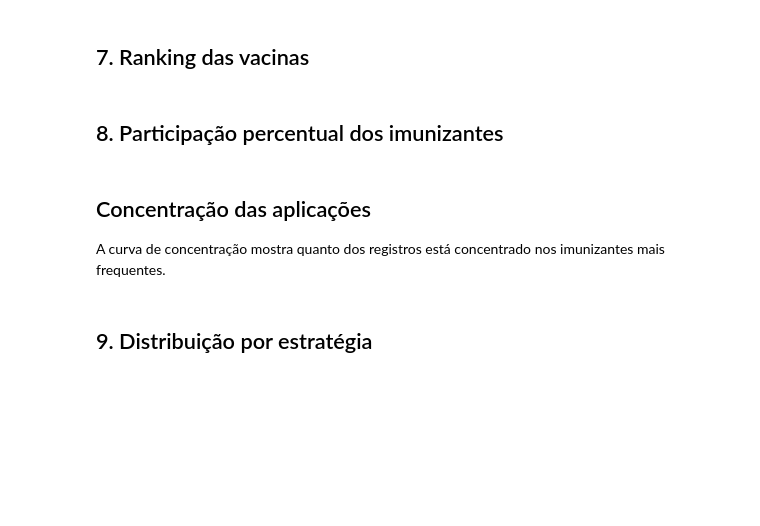
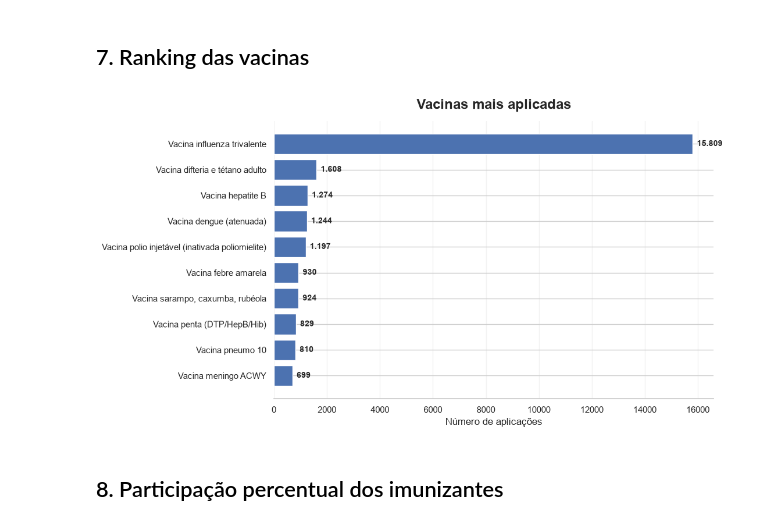
Before and after one commit to ManuelEtiene/PyAnalytics_revision, a Jupyter notebook: notebooks/Sprint_3_vacinas_em_destaque/Sprint_3_vacinas_em_destaque.ipynb, the cells around one changed output. Drawn from its saved outputs; the diff is of its cells as text; code cells hidden in the pictures; blank space fills up the shorter version.

```diff
--- a/notebooks/Sprint_3_vacinas_em_destaque/Sprint_3_vacinas_em_destaque.ipynb
+++ b/notebooks/Sprint_3_vacinas_em_destaque/Sprint_3_vacinas_em_destaque.ipynb
@@ -39,9 +147,19 @@ print("\nRegistros duplicados:", df.duplicated().sum())
 ## 5. Tratamento da data
 # %%
 df["data_da_aplicacao"] = pd.to_datetime(
-    df["data_da_aplicacao"], dayfirst=True, errors="coerce"
+    df["data_da_aplicacao"],
+    dayfirst=True,
+    errors="coerce"
 )
+
 df["ano"] = df["data_da_aplicacao"].dt.year
-df["mes"] = df["data_da_aplicacao"].dt.to_period("M").astype(str)
+df["mes"] = df["data_da_aplicacao"].dt.to_period("M").astype("string")
 
-print("Período:", df["data_da_aplicacao"].min(), "até", df["data_da_aplicacao"].max())
+print("Período inicial:", df["data_da_aplicacao"].min())
+print("Período final:", df["data_da_aplicacao"].max())
+print("Datas inválidas:", int(df["data_da_aplicacao"].isna().sum()))
+
+display(
+    df[["data_da_aplicacao", "ano", "mes"]]
+    .head()
+)
@@ -52,10 +178,11 @@ Quais vacinas aparecem com maior frequência na base?
 # %%
 vacinas = (
     df["nome_da_vacina"]
-    .value_counts()
+    .value_counts(dropna=False)
     .rename_axis("Vacina")
     .reset_index(name="Aplicações")
 )
 
 vacinas["Percentual (%)"] = vacinas["Aplicações"] / len(df) * 100
-display(vacinas.head(10))
+
+display(vacinas.head(15))
@@ -64,34 +208,32 @@ display(vacinas.head(10))
 # %%
 top_vacinas = vacinas.head(10).sort_values("Aplicações")
 
 fig, ax = plt.subplots(figsize=(11, 6))
 bars = ax.barh(
-    top_vacinas["Vacina"],
-    top_vacinas["Aplicações"],
-    color="#4472C4"
+    top_vacinas["Vacina"].astype(str),
+    top_vacinas["Aplicações"]
 )
 
 ax.set_title("Vacinas mais aplicadas", fontsize=17, fontweight="bold", pad=15)
 ax.set_xlabel("Número de aplicações")
 ax.set_ylabel("")
 
 for bar, valor in zip(bars, top_vacinas["Aplicações"]):
     ax.text(
         bar.get_width() + top_vacinas["Aplicações"].max() * 0.01,
         bar.get_y() + bar.get_height() / 2,
         f"{valor:,}".replace(",", "."),
         va="center",
         fontsize=10,
         fontweight="bold"
     )
 
 ax.spines[["top", "right", "left"]].set_visible(False)
 ax.grid(axis="x", alpha=0.25)
+
 plt.tight_layout()
 plt.show()
+# %% [output]
+[figure, added]
 # %% [markdown]
 ## 8. Participação percentual dos imunizantes
-# %% [markdown]
-## Concentração das aplicações
-
-A curva de concentração mostra quanto dos registros está concentrado nos imunizantes mais frequentes.
@@ -185,2 +239,0 @@ plt.show()
-# %% [markdown]
-## 9. Distribuição por estratégia
```
Also changed, not shown: parts of 84 cells of this notebook.
